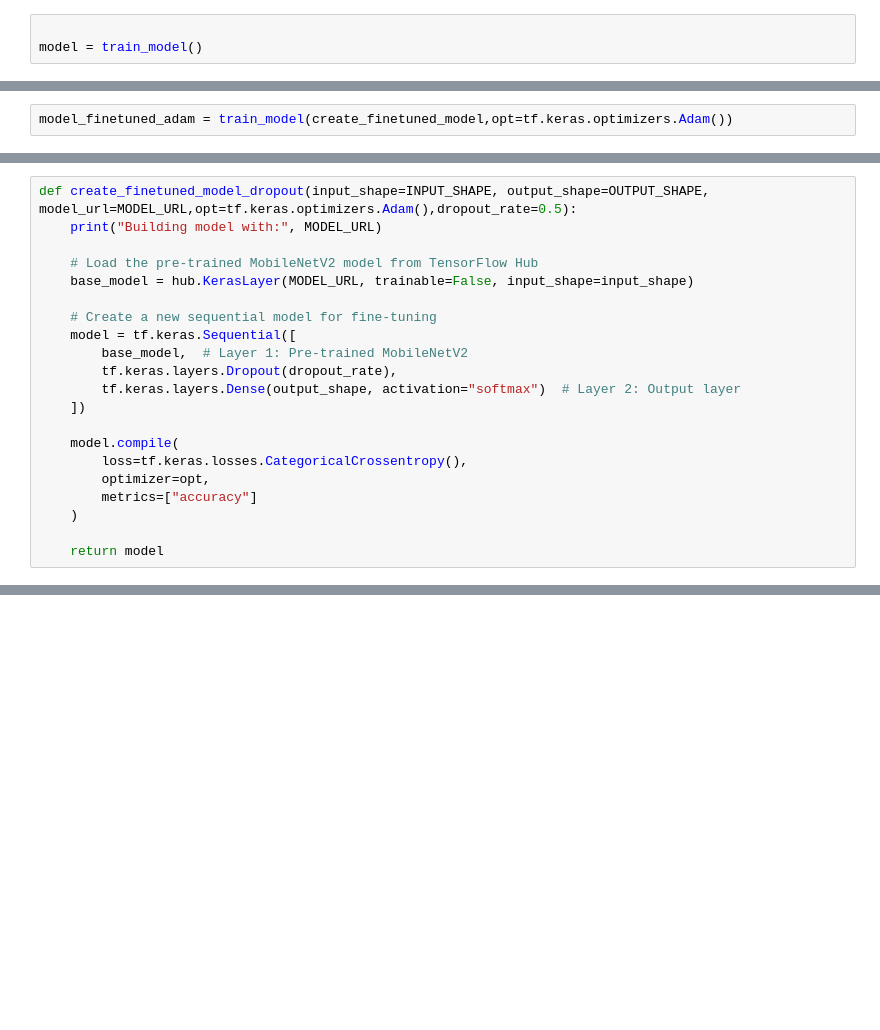
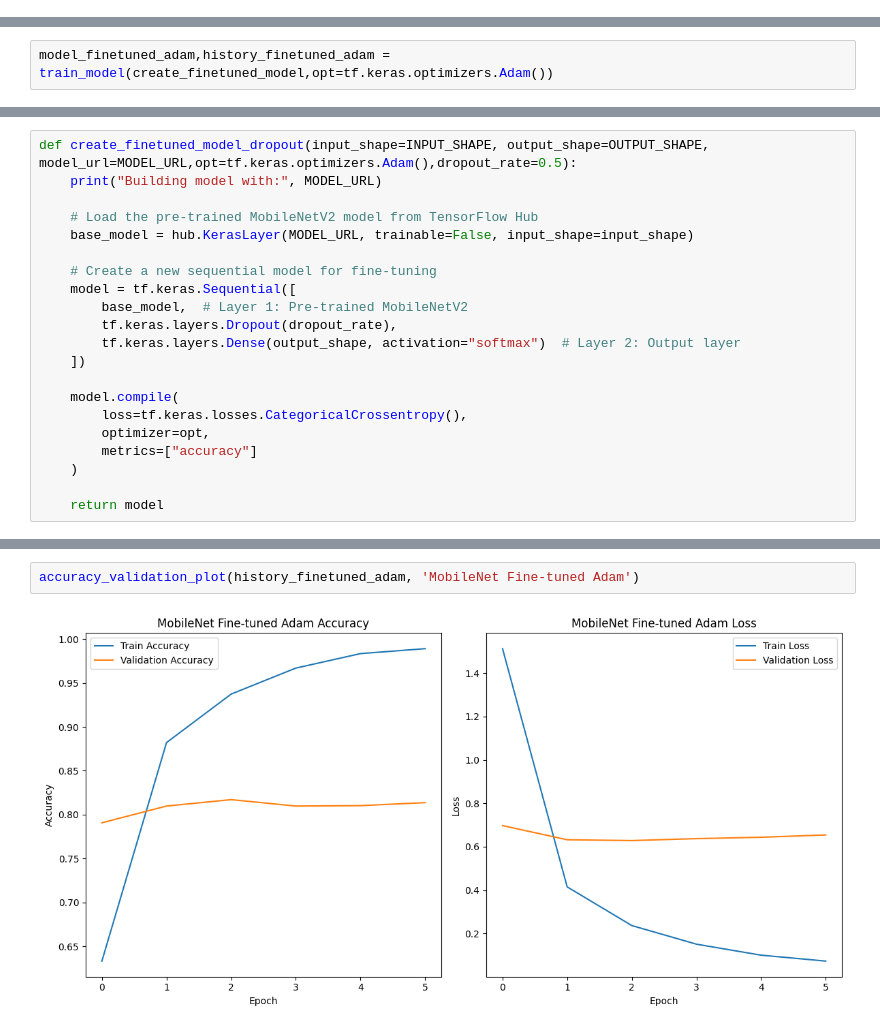
Before and after one commit to 1DoraGON/dogs_breed_identifier, a Jupyter notebook: Dog_Breed_Identifier.ipynb, the cells around one changed output, grey strips where cells are left out. Drawn from its saved outputs; the diff is of its cells as text; blank space fills up the shorter version.

```diff
--- a/Dog_Breed_Identifier.ipynb
+++ b/Dog_Breed_Identifier.ipynb
@@ -491,3 +514,0 @@ NUM_EPOCHS = 100
-# %%
-
-model = train_model()
@@ -592,7 +591,7 @@ def create_finetuned_model(input_shape=INPUT_SHAPE, output_shape=OUTPUT_SHAPE, m
 
     return model
 # %%
-model_finetuned_adam = train_model(create_finetuned_model,opt=tf.keras.optimizers.Adam())
+model_finetuned_adam,history_finetuned_adam = train_model(create_finetuned_model,opt=tf.keras.optimizers.Adam())
 # %% [output]
 Building model with: https://tfhub.dev/google/imagenet/mobilenet_v2_130_224/classification/4
 Epoch 1/100
@@ -780,0 +815,4 @@ F1-score: 0.7929848980203895
+# %%
+accuracy_validation_plot(history_finetuned_adam, 'MobileNet Fine-tuned Adam')
+# %% [output]
+[figure, added]
```
Also changed, not shown: parts of 26 cells of this notebook.
